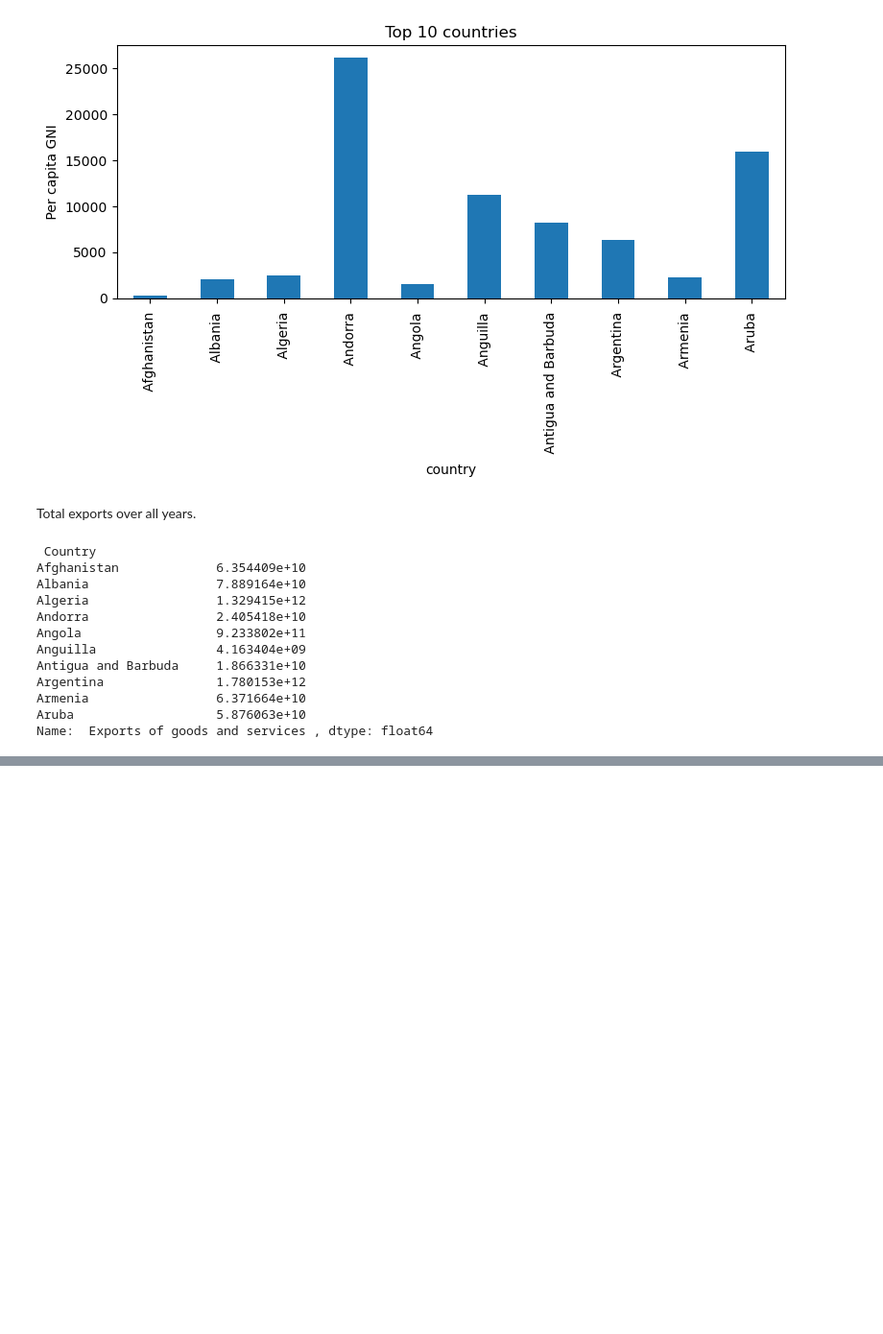
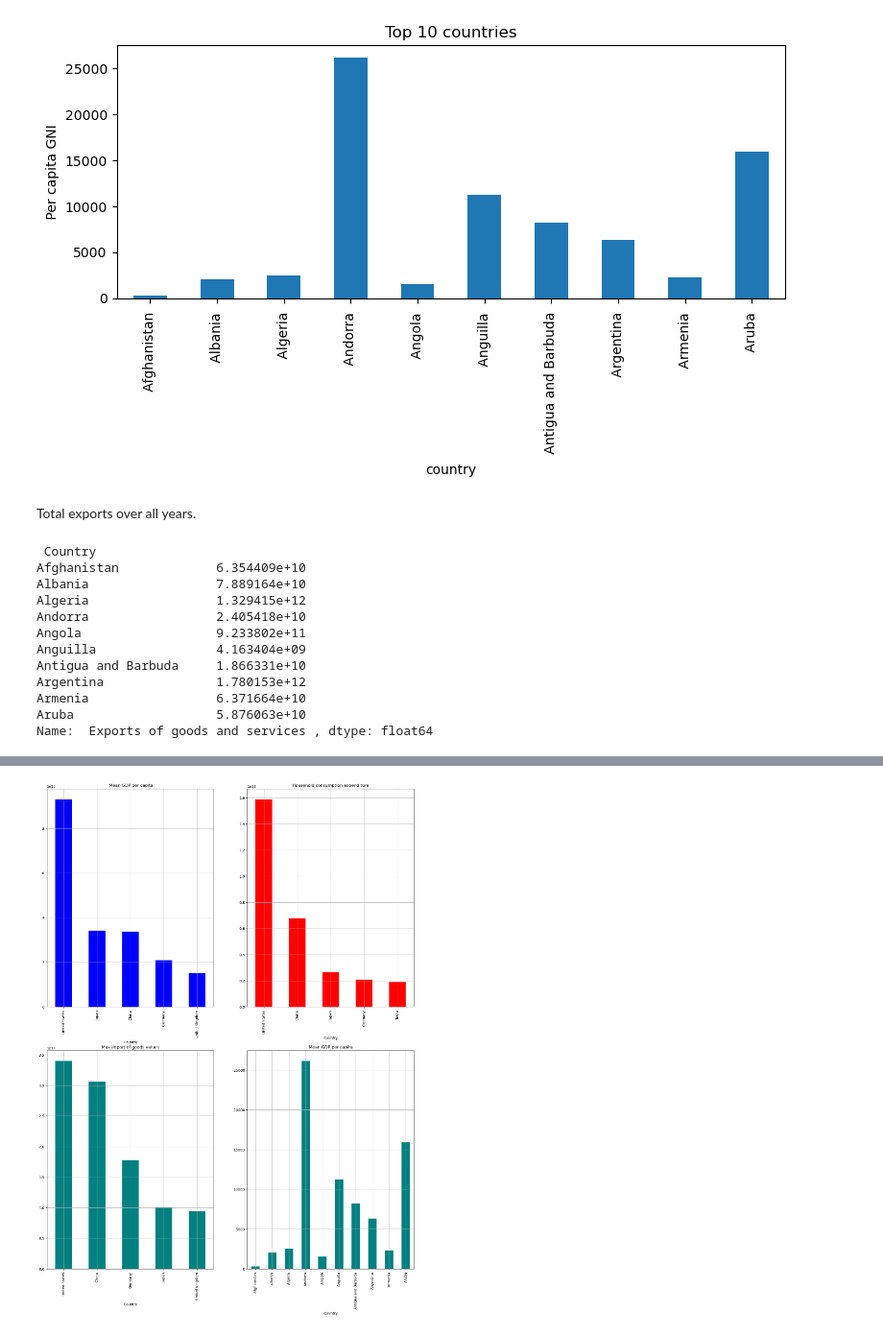
Before and after one commit to khoulaCode/DataScience-Brain-Bytes, a Jupyter notebook: Team_members/from_maather/Pandas_Practice.ipynb, the cells around one changed output, grey strips where cells are left out. Shown at 96% size. Saved outputs shown, nothing was run; the diff lists cells and outputs as text; code cells hidden in the pictures; blank space fills up the shorter version.

```diff
--- a/Team_members/from_maather/Pandas_Practice.ipynb
+++ b/Team_members/from_maather/Pandas_Practice.ipynb
@@ -281,8 +301,8 @@ df.groupby(' Country ')['  '].max() # no available data
 # %% [markdown]
 Mean GDP per capita.
 # %%
-GDP = df.groupby(' Country ')[' Per capita GNI '].mean().head(10)
-GDP
+mean_GDP = df.groupby(' Country ')[' Per capita GNI '].mean().head(10)
+mean_GDP
 # %% [output]
  Country
 Afghanistan               313.403846
@@ -334,0 +355,25 @@ plt.show()
+# %%
+fig,axes = plt.subplots(2,2,figsize = (19,25))
+#plot 1
+mean_v.plot(ax=axes[0,0],kind = 'bar',color = 'blue')
+axes[0,0].set_title(' Mean GDP per capita')
+axes[0,0].grid(True)
+
+# plot 2
+final_result.plot(ax=axes[0,1],kind = 'bar',color = 'red')
+axes[0,1].set_title('Household consumption expenditure')
+axes[0,1].grid(True)
+
+# plot 3
+
+max_goods.plot(ax=axes[1,0],kind = 'bar',color = 'teal')
+axes[1,0].set_title("Max import of goods values")
+axes[1,0].grid(True)
+
+# plot 4
+
+mean_GDP.plot(ax=axes[1,1],kind = 'bar',color = 'teal')
+axes[1,1].set_title('Mean GDP per capita')
+axes[1,1].grid(True)
+# %% [output]
+[figure, added]
```
Also changed, not shown: parts of 8 cells of this notebook.
